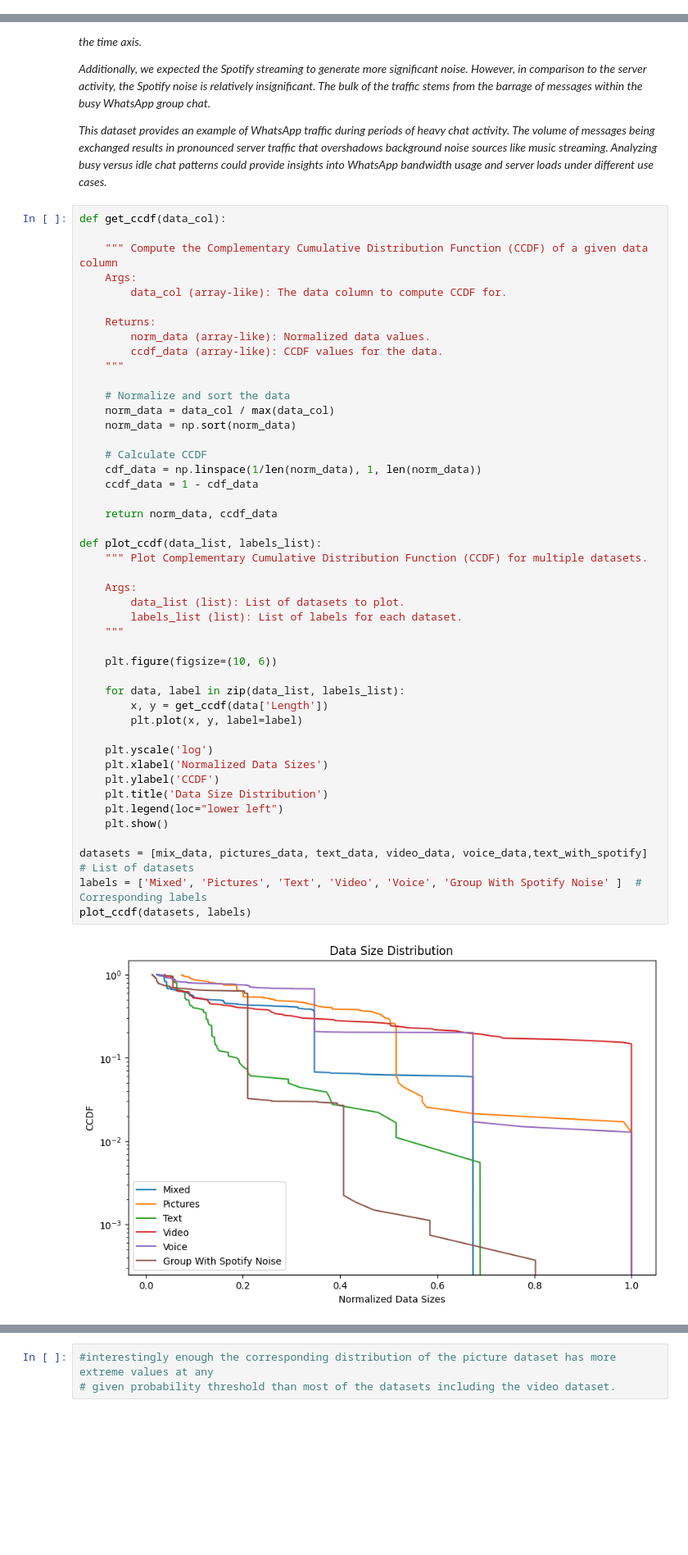
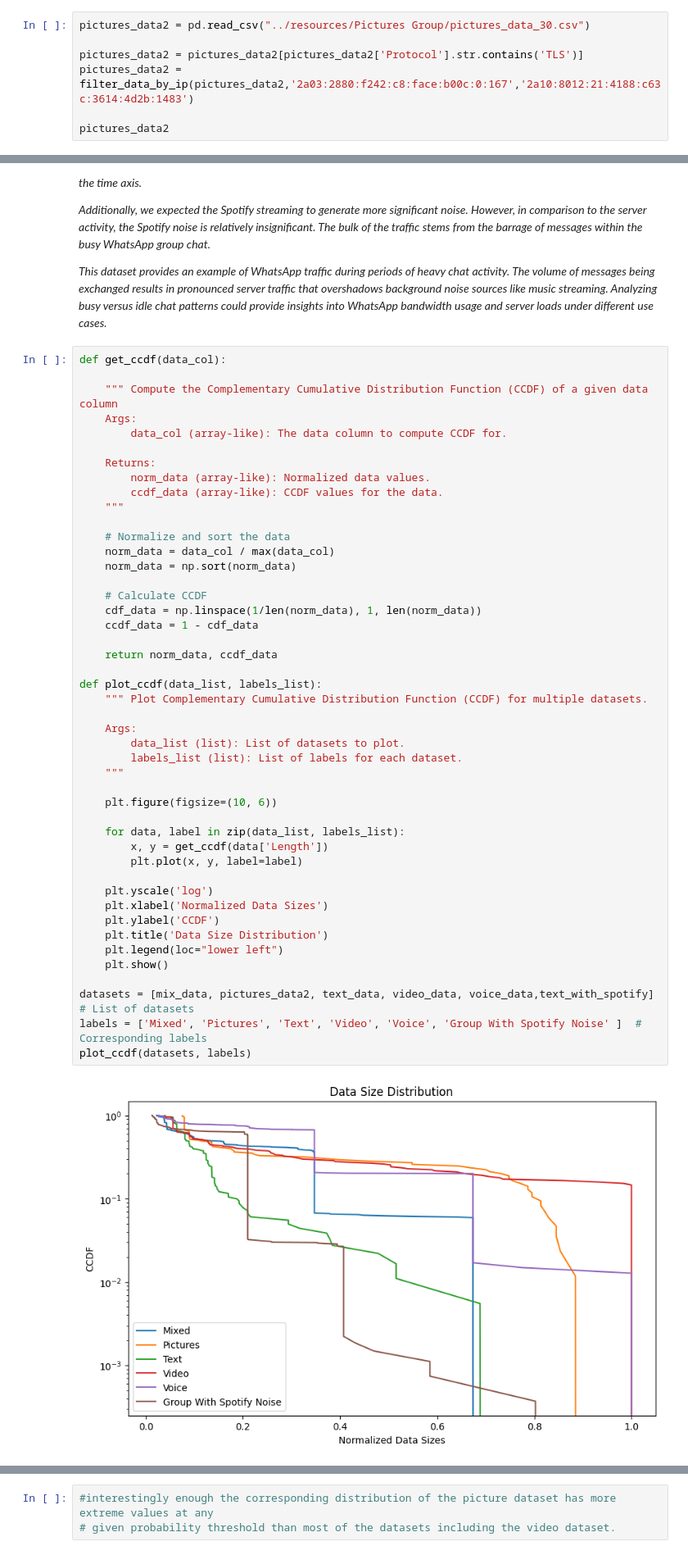
Before and after one commit to NoaAmichai/Computer_networks_final_project, a Jupyter notebook: src/project.ipynb, the cells around one changed output, grey strips where cells are left out. Shown at 82% size. Saved outputs shown, nothing was run; the diff lists cells and outputs as text; blank space fills up the shorter version.

```diff
--- a/src/project.ipynb
+++ b/src/project.ipynb
@@ -196,3 +196,10 @@ pictures_data
 | 4647 | 5129 | 598.549289 | 2a03:2880:f258:c8:face:b00c:0:167 | 2a00:a041:3c5d:4d00:b981:f170:fea... | TLSv1.2 | 368 | Application Data |
 | 4653 | 5135 | 603.054549 | 2a03:2880:f258:c8:face:b00c:0:167 | 2a00:a041:3c5d:4d00:b981:f170:fea... | TLSv1.2 | 160 | Application Data |
 290 rows × 7 columns
+# %%
+pictures_data2 = pd.read_csv("../resources/Pictures Group/pictures_data_30.csv")
+
+pictures_data2 = pictures_data2[pictures_data2['Protocol'].str.contains('TLS')]
+pictures_data2 = filter_data_by_ip(pictures_data2,'2a03:2880:f242:c8:face:b00c:0:167','2a10:8012:21:4188:c63c:3614:4d2b:1483')
+
+pictures_data2
@@ -536,32 +570,32 @@ def get_ccdf(data_col):
     # Calculate CCDF
     cdf_data = np.linspace(1/len(norm_data), 1, len(norm_data))
     ccdf_data = 1 - cdf_data
 
     return norm_data, ccdf_data
 
 def plot_ccdf(data_list, labels_list):
     """ Plot Complementary Cumulative Distribution Function (CCDF) for multiple datasets.
 
     Args:
         data_list (list): List of datasets to plot.
         labels_list (list): List of labels for each dataset.
     """
 
     plt.figure(figsize=(10, 6))
 
     for data, label in zip(data_list, labels_list):
         x, y = get_ccdf(data['Length'])
         plt.plot(x, y, label=label)
 
     plt.yscale('log')
     plt.xlabel('Normalized Data Sizes')
     plt.ylabel('CCDF')
     plt.title('Data Size Distribution')
     plt.legend(loc="lower left")
     plt.show()
 
-datasets = [mix_data, pictures_data, text_data, video_data, voice_data,text_with_spotify]  # List of datasets
+datasets = [mix_data, pictures_data2, text_data, video_data, voice_data,text_with_spotify]  # List of datasets
 labels = ['Mixed', 'Pictures', 'Text', 'Video', 'Voice', 'Group With Spotify Noise' ]  # Corresponding labels
 plot_ccdf(datasets, labels)
 # %% [output]
-[figure, old version]
+[figure, new version]
```
Also changed, not shown: parts of 8 cells of this notebook, 3 other files.
